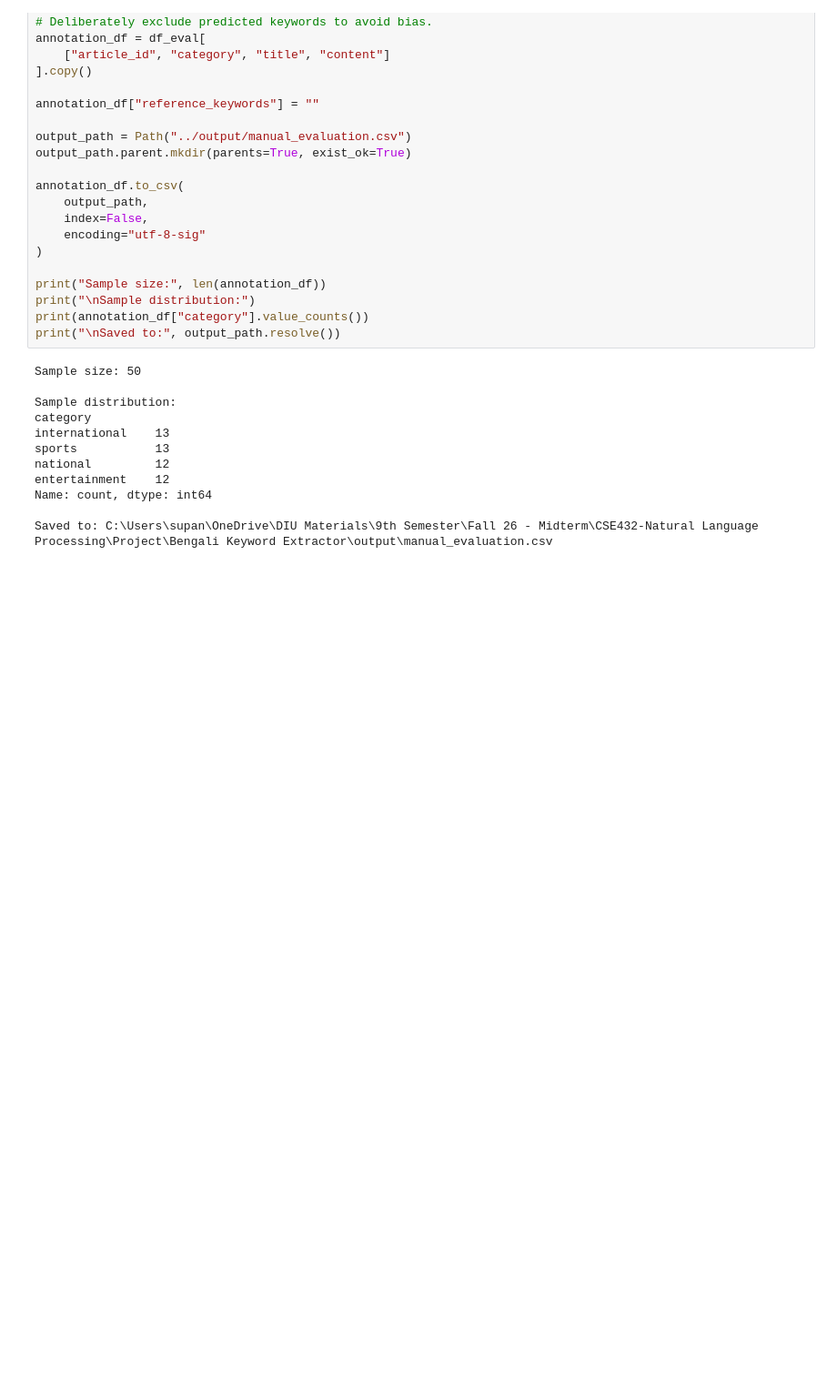
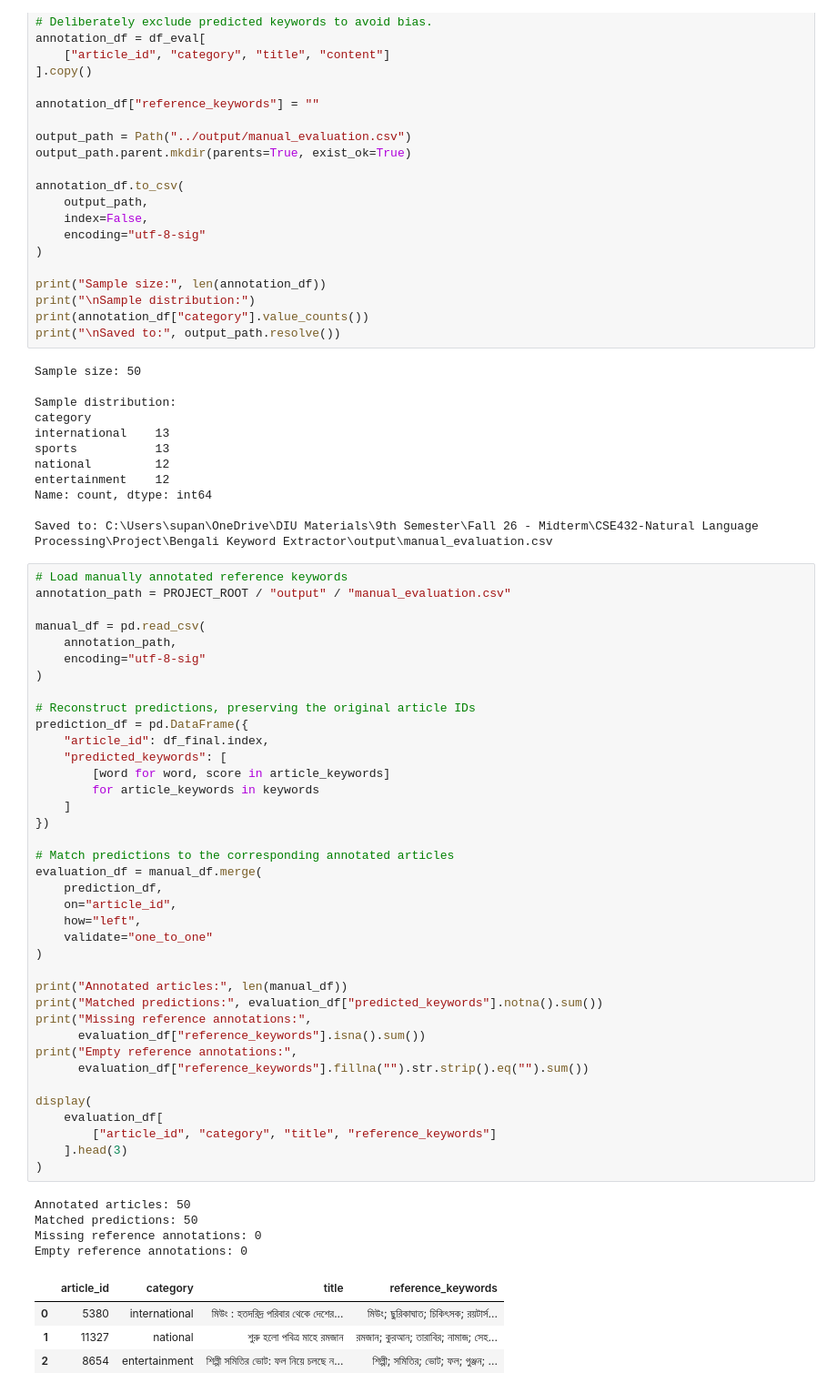
Before and after one commit to Supan-Roy/Bengali-Keyword-Extractor, a Jupyter notebook: notebooks/03_tfidf_keyword_extraction.ipynb, the cells around one changed output. Shown at 91% size. Drawn from its saved outputs; the diff is of its cells as text; blank space fills up the shorter version.

```diff
--- a/notebooks/03_tfidf_keyword_extraction.ipynb
+++ b/notebooks/03_tfidf_keyword_extraction.ipynb
@@ -641,3 +641,50 @@ entertainment    12
 Name: count, dtype: int64
 
 Saved to: C:\Users\supan\OneDrive\DIU Materials\9th Semester\Fall 26 - Midterm\CSE432-Natural Language Processing\Project\Bengali Keyword Extractor\output\manual_evaluation.csv
+# %%
+# Load manually annotated reference keywords
+annotation_path = PROJECT_ROOT / "output" / "manual_evaluation.csv"
+
+manual_df = pd.read_csv(
+    annotation_path,
+    encoding="utf-8-sig"
+)
+
+# Reconstruct predictions, preserving the original article IDs
+prediction_df = pd.DataFrame({
+    "article_id": df_final.index,
+    "predicted_keywords": [
+        [word for word, score in article_keywords]
+        for article_keywords in keywords
+    ]
+})
+
+# Match predictions to the corresponding annotated articles
+evaluation_df = manual_df.merge(
+    prediction_df,
+    on="article_id",
+    how="left",
+    validate="one_to_one"
+)
+
+print("Annotated articles:", len(manual_df))
+print("Matched predictions:", evaluation_df["predicted_keywords"].notna().sum())
+print("Missing reference annotations:",
+      evaluation_df["reference_keywords"].isna().sum())
+print("Empty reference annotations:",
+      evaluation_df["reference_keywords"].fillna("").str.strip().eq("").sum())
+
+display(
+    evaluation_df[
+        ["article_id", "category", "title", "reference_keywords"]
+    ].head(3)
+)
+# %% [output]
+Annotated articles: 50
+Matched predictions: 50
+Missing reference annotations: 0
+Empty reference annotations: 0
+|  | article_id | category | title | reference_keywords |
+| 0 | 5380 | international | মিউং : হতদরিদ্র পরিবার থেকে দেশের... | মিউং; ছুরিকাঘাত; চিকিৎসক; রয়টার্স... |
+| 1 | 11327 | national | শুরু হলো পবিত্র মাহে রমজান | রমজান; কুরআন; তারাবির; নামাজ; সেহ... |
+| 2 | 8654 | entertainment | শিল্পী সমিতির ভোট: ফল নিয়ে চলছে ন... | শিল্পী; সমিতির; ভোট; ফল; গুঞ্জন; ... |
```
Also changed, not shown: parts of 11 cells of this notebook, 2 other files.
